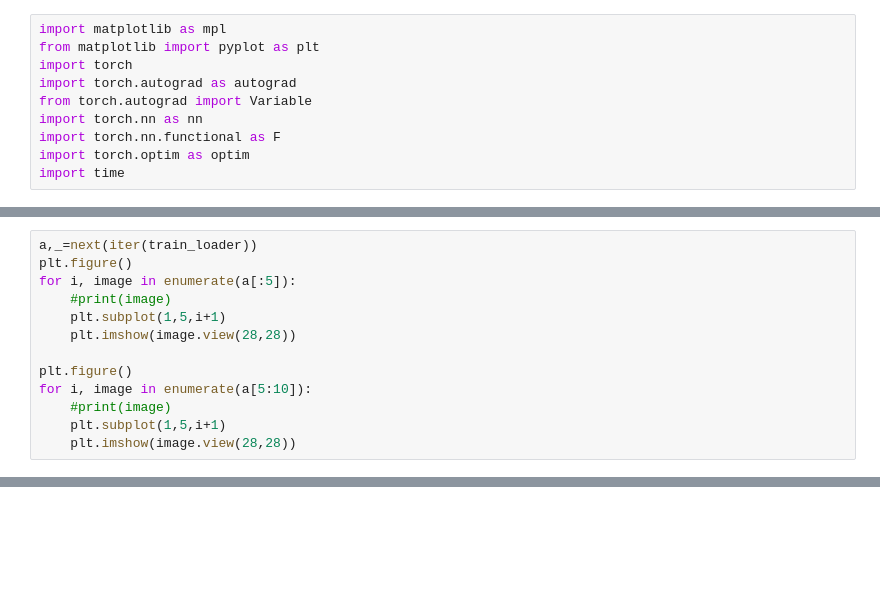
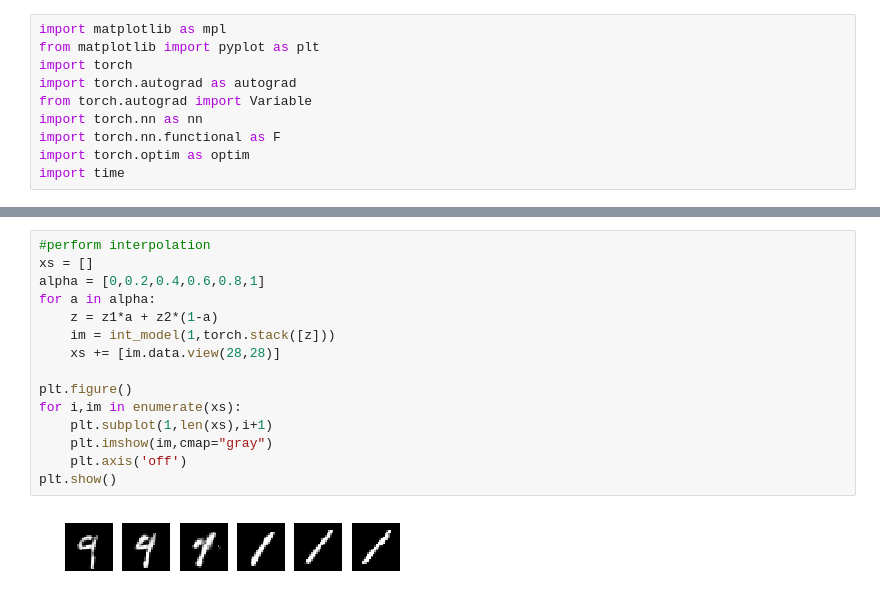
Before and after one commit to rfgordan/cs287-s18, a Jupyter notebook: HW4/GAN.ipynb, the cells around one changed output, grey strips where cells are left out. Cells and saved outputs as stored; diff of their text form; blank space fills up the shorter version.

```diff
--- a/HW4/GAN.ipynb
+++ b/HW4/GAN.ipynb
@@ -235,14 +215 @@ Generated Images Sample:
 ... (88 outputs left out)
-# %%
-a,_=next(iter(train_loader))
-plt.figure()
-for i, image in enumerate(a[:5]):
-    #print(image)
-    plt.subplot(1,5,i+1)
-    plt.imshow(image.view(28,28))
-
-plt.figure()
-for i, image in enumerate(a[5:10]):
-    #print(image)
-    plt.subplot(1,5,i+1)
-    plt.imshow(image.view(28,28))
@@ -272,0 +239,17 @@ plt.imshow(a.view(train_loader.batch_size, -1)[0].view(28,28))
+# %%
+#perform interpolation
+xs = []
+alpha = [0,0.2,0.4,0.6,0.8,1]
+for a in alpha:
+    z = z1*a + z2*(1-a)
+    im = int_model(1,torch.stack([z]))
+    xs += [im.data.view(28,28)]
+
+plt.figure()
+for i,im in enumerate(xs):
+    plt.subplot(1,len(xs),i+1)
+    plt.imshow(im,cmap="gray")
+    plt.axis('off')
+plt.show()
+# %% [output]
+[figure, added]
```
Also changed, not shown: parts of 21 cells of this notebook, 1 other file.
